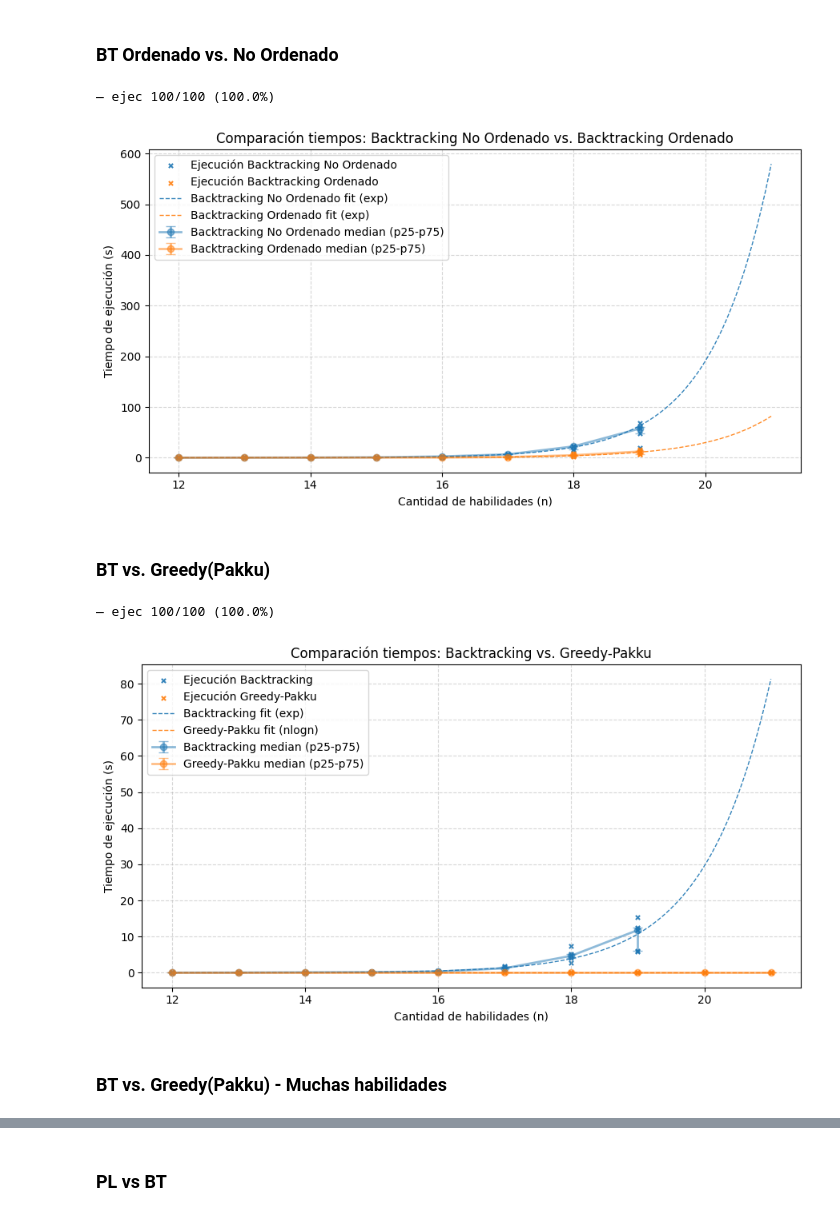
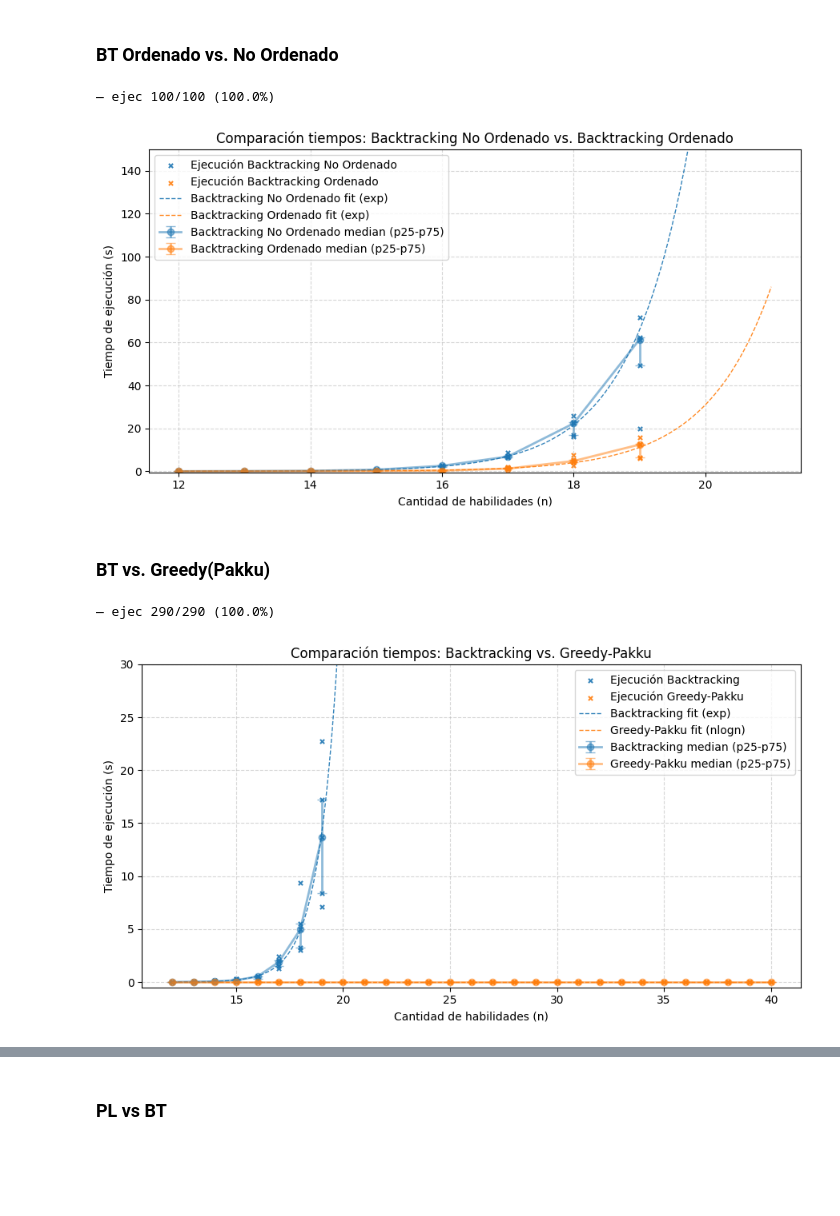
Before and after one commit to hhuzan/tda_tp_3, a Jupyter notebook: mediciones/comparaciones.ipynb, the cells around one changed output, grey strips where cells are left out. Cells and saved outputs as stored; diff of their text form; code cells hidden in the pictures; blank space fills up the shorter version.

```diff
--- a/mediciones/comparaciones.ipynb
+++ b/mediciones/comparaciones.ipynb
@@ -249,31 +249,29 @@ fit_spec = {
     # None  para no ajustar
 }
 
-plot_comparison(df_all, fit_spec=fit_spec, save_path="../informe/img/comparacion_bt_ordenado_vs_no_ordenado.png")
+plot_comparison(df_all, fit_spec=fit_spec, ylim=(-.5,120), save_path="../informe/img/comparacion_bt_ordenado_vs_no_ordenado.png")
 # %% [output]
 — ejec 100/100 (100.0%)
-[figure, old version]
+[figure, new version]
 # %% [markdown]
 ### BT vs. Greedy(Pakku)
 # %%
 methods = {
     "Backtracking": (lambda h: resolver(CANT_GRUPOS, h, True)),
     "Greedy-Pakku": (lambda h: greedy_pakku(CANT_GRUPOS, h)[0])  # wrapper ignora retorno
 }
 
-sizes = list(range(MIN_TAM, MAX_TAM+1))
+sizes = list(range(MIN_TAM, MAX_TAM_GREEDY+1))
 
 df_all = measure_methods(methods, sizes, reps=REPS)
 
 fit_spec = {
     "Backtracking": "exp",
     "Greedy-Pakku": "nlogn",
     # None  para no ajustar
 }
 
-plot_comparison(df_all, fit_spec=fit_spec, save_path="../informe/img/comparacion_tiempos_pakku_vs_bt.png")
+plot_comparison(df_all, fit_spec=fit_spec, ylim=(-.5,30), save_path="../informe/img/comparacion_tiempos_pakku_vs_bt.png")
 # %% [output]
-— ejec 100/100 (100.0%)
+— ejec 290/290 (100.0%)
-[figure, old version]
+[figure, new version]
-# %% [markdown]
-### BT vs. Greedy(Pakku) - Muchas habilidades
```
Also changed, not shown: parts of 3 cells of this notebook, 17 other files.
